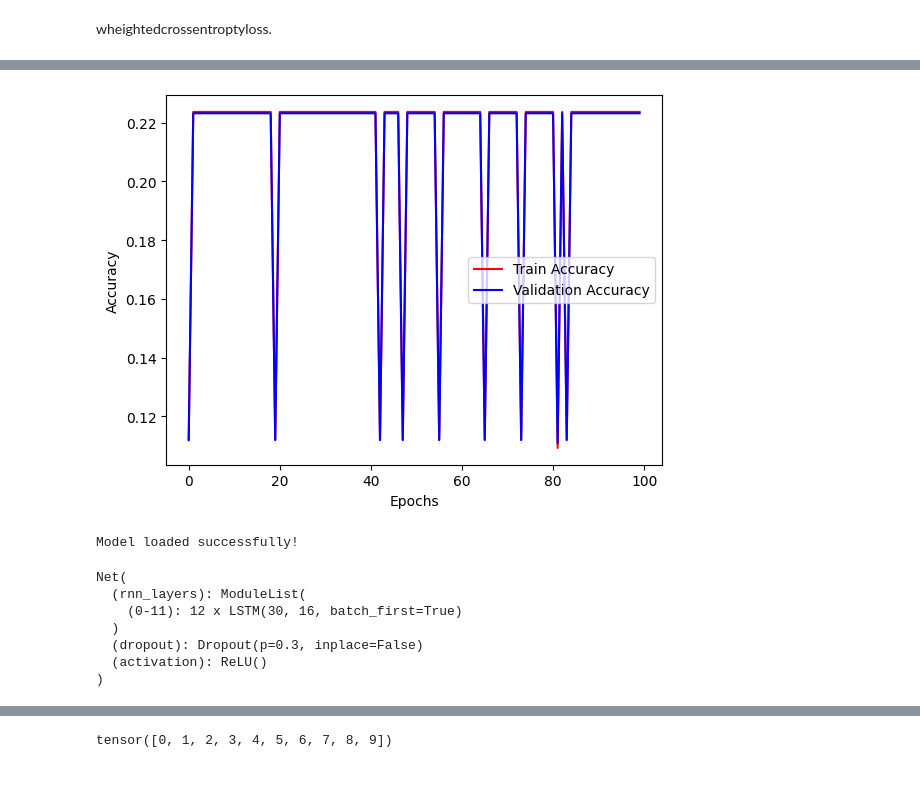
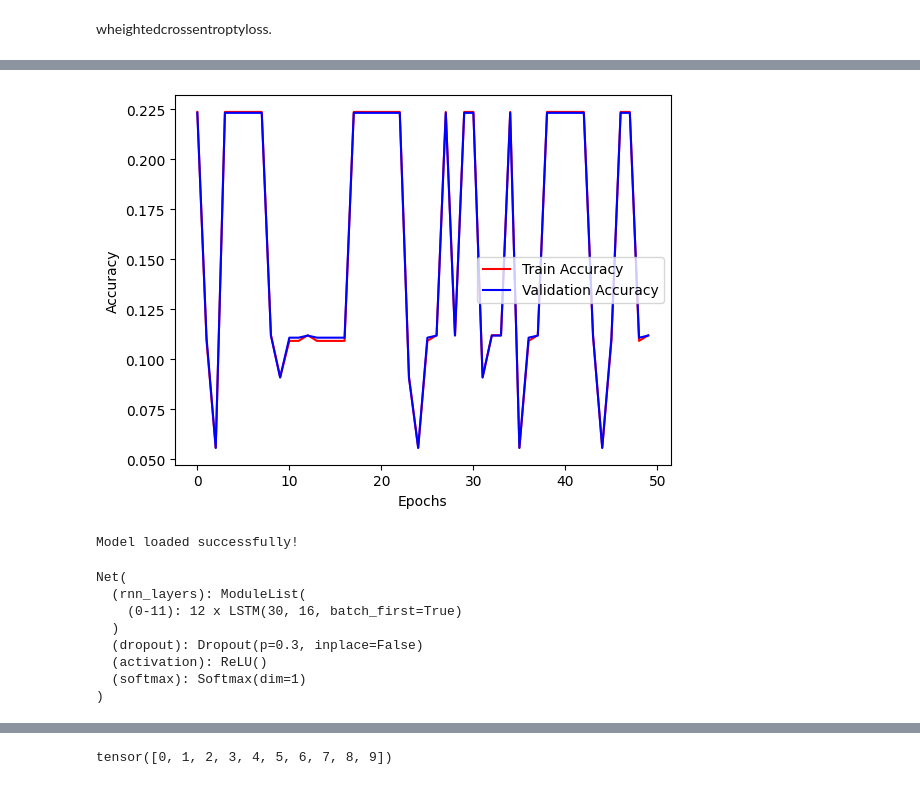
Before and after one commit to muhammadhussain-ops/DeepLearningProject, a Jupyter notebook: NeuralNetwork.ipynb, the cells around one changed output, grey strips where cells are left out. Drawn from its saved outputs; the diff is of its cells as text; code cells hidden in the pictures.

```diff
--- a/NeuralNetwork.ipynb
+++ b/NeuralNetwork.ipynb
@@ -224,9 +224,11 @@ x_train.shape[1]
 # %%
 # Hyperparameters
 num_classes = 10
-num_l1 = 32  # Size of the first hidden layer
-num_l2 = 16  # Size of the second hidden layer
-num_l3 = 8   # Size of the third hidden layer
+num_l1 = 64  # Size of the first hidden layer
+num_l2 = 48  # Size of the second hidden layer
+num_l3 = 36  # Size of the third hidden layer
+num_l4 = 24   # Size of the fourth hidden layer
+num_l5 = 12   # Size of the fifth hidden layer
 num_features = x_train.shape[1]
 sequence_length = 30  # Number of features per sequence
 num_sequences = num_features // sequence_length  # Number of sequences
@@ -237,7 +239,7 @@ assert num_features % sequence_length == 0, "Total number of features must be di
 # Define network
 class Net(nn.Module):
 
-    def __init__(self, num_features, num_hidden1, num_hidden2, num_hidden3, num_output):
+    def __init__(self, num_features, num_hidden1, num_hidden2, num_hidden3, num_hidden4, num_hidden5, num_output):
         super(Net, self).__init__()
 
         # Create one LSTM for each feature
@@ -258,13 +260,22 @@ class Net(nn.Module):
         self.W_3 = Parameter(init.kaiming_uniform_(torch.Tensor(num_hidden3, num_hidden2)))
         self.b_3 = Parameter(init.constant_(torch.Tensor(num_hidden3), 0))
 
+        # Hidden layer 3
+        self.W_4 = Parameter(init.kaiming_uniform_(torch.Tensor(num_hidden4, num_hidden3)))
+        self.b_4 = Parameter(init.constant_(torch.Tensor(num_hidden4), 0))
+
+        # Hidden layer 4
+        self.W_5 = Parameter(init.kaiming_uniform_(torch.Tensor(num_hidden5, num_hidden4)))
+        self.b_5 = Parameter(init.constant_(torch.Tensor(num_hidden5), 0))
+
         # Output layer
-        self.W_4 = Parameter(init.kaiming_uniform_(torch.Tensor(num_output, num_hidden3)))
-        self.b_4 = Parameter(init.constant_(torch.Tensor(num_output), 0))
+        self.W_6 = Parameter(init.kaiming_uniform_(torch.Tensor(num_output, num_hidden5)))
+        self.b_6 = Parameter(init.constant_(torch.Tensor(num_output), 0))
 
         # Dropout layer
         self.dropout = nn.Dropout(0.3)
         self.activation = torch.nn.ReLU()
+        self.softmax = torch.nn.Softmax(dim=1)
 
     def forward(self, x):
         # Reshape input into (batch_size, num_sequences, sequence_length)
@@ -296,13 +307,24 @@ class Net(nn.Module):
         x = F.linear(x, self.W_3, self.b_3)
         x = self.activation(x)
 
+        # Hidden layer 3
+        x = self.dropout(x)
+        x = F.linear(x, self.W_4, self.b_4)
+        x = self.activation(x)
+
+        # Hidden layer 4
+        x = self.dropout(x)
+        x = F.linear(x, self.W_5, self.b_5)
+        x = self.activation(x)
+
         # Output layer
-        x = F.linear(x, self.W_4, self.b_4)
+        x = F.linear(x, self.W_6, self.b_6)
+        x = self.softmax(x)
 
         return x
 
 # Initialize the network
-net = Net(num_features, num_l1, num_l2, num_l3, num_classes)
+net = Net(num_features, num_l1, num_l2, num_l3, num_l4, num_l5, num_classes)
 # %%
 # setting up parameters for wheights
 targets = targets_train # Klasseindeks for observationer
@@ -336,7 +358,7 @@ import matplotlib.pyplot as plt
 
 # setting hyperparameters and getting epoch sizes
 batch_size = 150
-num_epochs = 100
+num_epochs = 50
 num_samples_train = x_train.shape[0]
 num_batches_train = num_samples_train // batch_size
 num_samples_valid = x_valid.shape[0]
@@ -430,5 +447,5 @@ Epoch 91 : Train Loss 6.358457 , Train acc 0.223669, Valid acc 0.223203
 Model saved to trained_modelFFNN.pth
-[figure, old version]
+[figure, new version]
 # %%
 # Indlæs modellen
 num_classes = 10
@@ -454,6 +477,7 @@ Net(
   )
   (dropout): Dropout(p=0.3, inplace=False)
   (activation): ReLU()
+  (softmax): Softmax(dim=1)
 )
 # %%
 # Inspect the state dictionary
```
Also changed, not shown: parts of 12 cells of this notebook, 2 other files.
